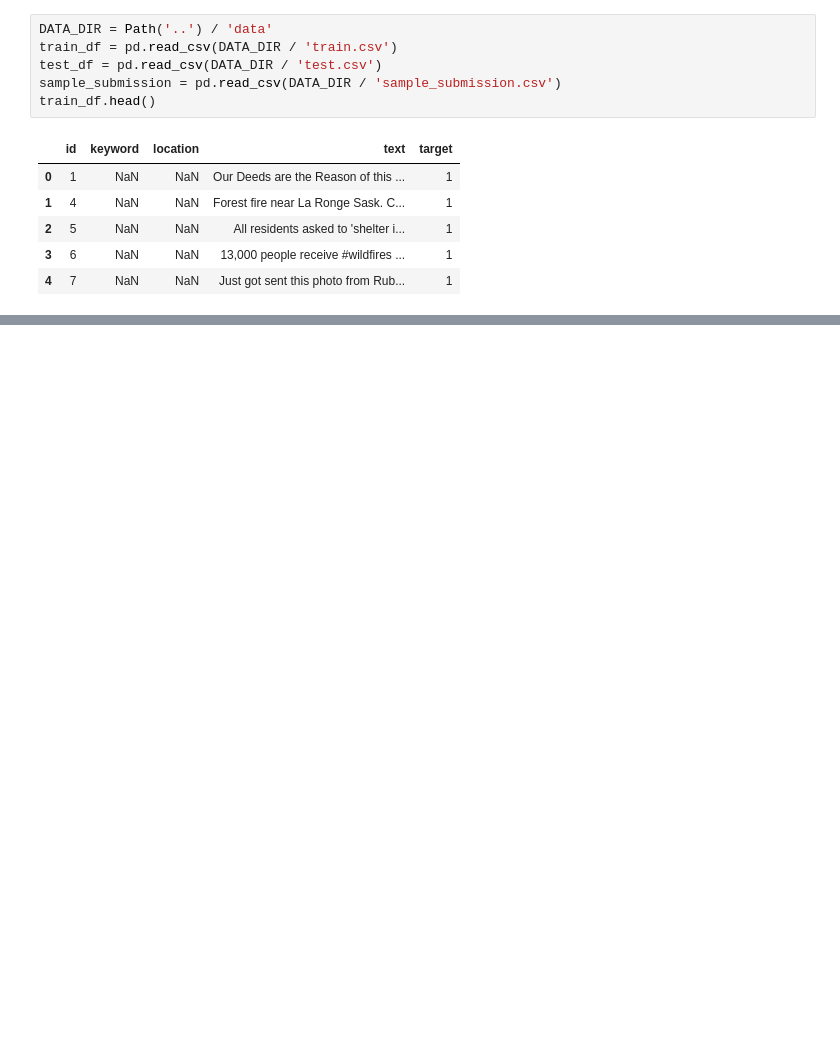
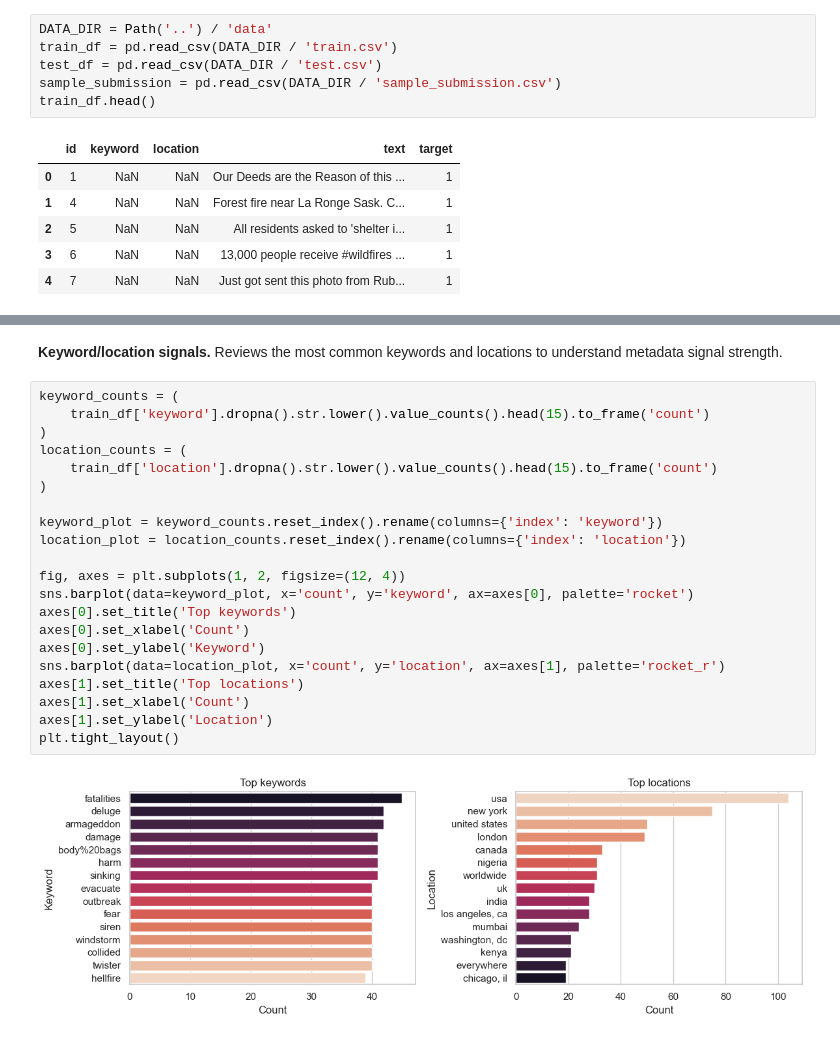
Before and after one commit to gittaqui/WK4_NLP_Disater_Tweets, a Jupyter notebook: notebooks/disaster_tweets_workflow.ipynb, the cells around one changed output, grey strips where cells are left out. Saved outputs shown, nothing was run; the diff lists cells and outputs as text; blank space fills up the shorter version.

```diff
--- a/notebooks/disaster_tweets_workflow.ipynb
+++ b/notebooks/disaster_tweets_workflow.ipynb
@@ -115,0 +299,25 @@ Saved submission to ..\data\submission.csv
+# %% [markdown]
+**Keyword/location signals.** Reviews the most common keywords and locations to understand metadata signal strength.
+# %%
+keyword_counts = (
+    train_df['keyword'].dropna().str.lower().value_counts().head(15).to_frame('count')
+)
+location_counts = (
+    train_df['location'].dropna().str.lower().value_counts().head(15).to_frame('count')
+)
+
+keyword_plot = keyword_counts.reset_index().rename(columns={'index': 'keyword'})
+location_plot = location_counts.reset_index().rename(columns={'index': 'location'})
+
+fig, axes = plt.subplots(1, 2, figsize=(12, 4))
+sns.barplot(data=keyword_plot, x='count', y='keyword', ax=axes[0], palette='rocket')
+axes[0].set_title('Top keywords')
+axes[0].set_xlabel('Count')
+axes[0].set_ylabel('Keyword')
+sns.barplot(data=location_plot, x='count', y='location', ax=axes[1], palette='rocket_r')
+axes[1].set_title('Top locations')
+axes[1].set_xlabel('Count')
+axes[1].set_ylabel('Location')
+plt.tight_layout()
+# %% [output]
+[figure, added]
```
Also changed, not shown: parts of 60 cells of this notebook, 3 other files.
